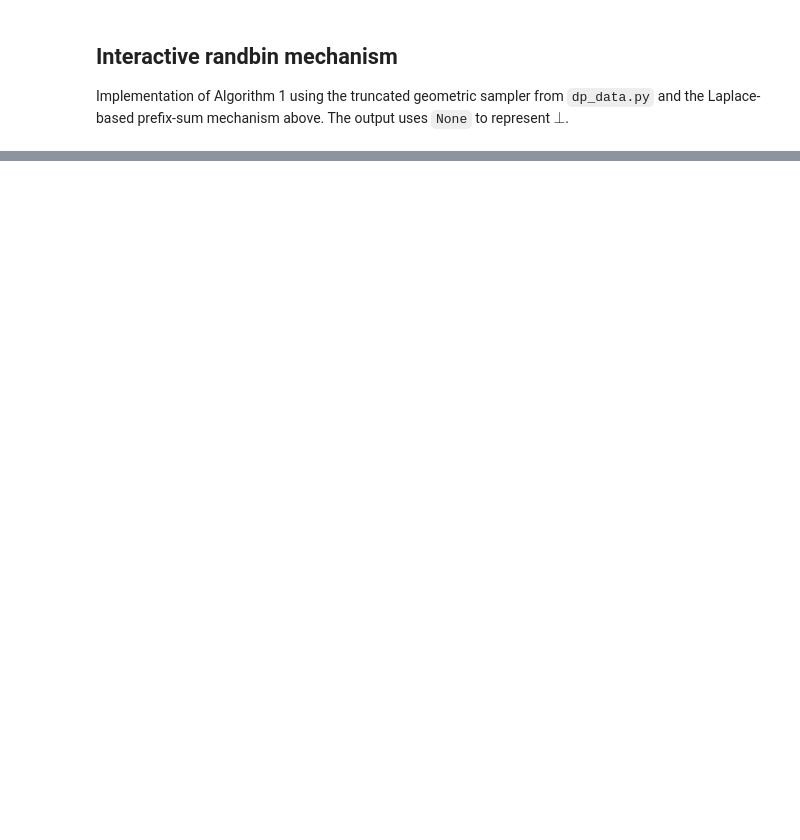
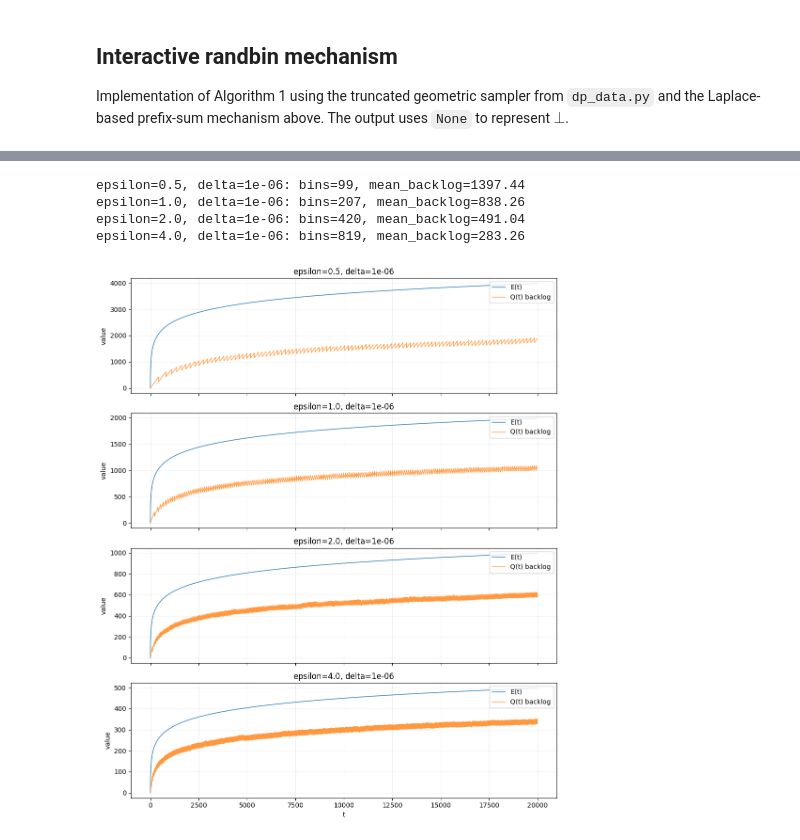
Before and after one commit to MengshiZ/ICML2026dp, a Jupyter notebook: delay_exp.ipynb, the cells around one changed output, grey strips where cells are left out. Saved outputs shown, nothing was run; the diff lists cells and outputs as text; code cells hidden in the pictures; blank space fills up the shorter version.

Commit message:
delay

```diff
--- a/delay_exp.ipynb
+++ b/delay_exp.ipynb
@@ -131,7 +137,7 @@ from collections import deque
 
 
 def _u_bound(epsilon, delta):
-    return math.log(2.0 / delta) / epsilon
+    return 2*math.log(2.0 / delta) / epsilon
 
 
 def _sample_C(epsilon1, delta1, U):
@@ -187,11 +193,13 @@ def interactive_randbin(epsilon, delta, stream):
     S.append(presum.add(c1))
 
     outputs = []
+    backlog = []
     for t, x in enumerate(stream, start=1):
         buf.append(x)
 
         if t < S[ind] + _E(ind, eps2, del2) + 2 * U:
             outputs.append(None)  # ⊥
+            backlog.append(len(buf))
             continue
 
         count = C[ind]
@@ -202,13 +210,14 @@ def interactive_randbin(epsilon, delta, stream):
             bin_items.append(buf.popleft())
 
         outputs.append(bin_items)
+        backlog.append(len(buf))
 
         ind += 1
         c_new = _sample_C(eps1, del1, U)
         C.append(c_new)
         S.append(presum.add(c_new))
 
-    return outputs
+    return outputs, backlog
 # %%
 # Test the interactive randbin mechanism
 import numpy as np
@@ -233,16 +248,6 @@ import numpy as np
 import matplotlib.pyplot as plt
 
 
-def _compute_Q(outputs):
-    q = np.zeros(len(outputs), dtype=int)
-    delay = 0
-    for i, o in enumerate(outputs):
-        if o is None:
-            delay += 1
-        else:
-            delay = 0
-        q[i] = delay
-    return q
 
 
 def _compute_E_curve(T, epsilon, delta):
@@ -251,43 +256,44 @@ def _compute_E_curve(T, epsilon, delta):
     return np.array([_E(t + 1, eps2, del2) for t in range(T)], dtype=float)
 
 
 # Configure experiments
 T = 20000
 stream = list(range(1, T + 1))
 params = [
     (0.5, 1e-6),
     (1.0, 1e-6),
     (2.0, 1e-6),
     (4.0, 1e-6),
 ]
 
 fig, axes = plt.subplots(len(params), 1, figsize=(10, 3 * len(params)), sharex=True)
 if len(params) == 1:
     axes = [axes]
 
 for ax, (eps, delt) in zip(axes, params):
-    outputs = interactive_randbin(eps, delt, stream)
-    Q = _compute_Q(outputs)
+    outputs, backlog = interactive_randbin(eps, delt, stream)
+    Q = np.asarray(backlog, dtype=float)
     E = _compute_E_curve(T, eps, delt)
 
     ax.plot(E, label='E(t)', color='tab:blue', linewidth=1)
-    ax.plot(Q, label='Q(t)', color='tab:orange', linewidth=1, alpha=0.8)
+    ax.plot(Q, label='Q(t) backlog', color='tab:orange', linewidth=1, alpha=0.8)
     ax.set_title(f'epsilon={eps}, delta={delt}')
     ax.set_ylabel('value')
     ax.legend(loc='upper right')
     ax.grid(True, alpha=0.2)
     # summary stats
     num_bins = sum(1 for o in outputs if o is not None)
-    delays = []
-    cur = 0
-    for o in outputs:
-        if o is None:
-            cur += 1
-        else:
-            delays.append(cur)
-            cur = 0
-    mean_delay = float(np.mean(delays)) if delays else float('nan')
-    print(f'epsilon={eps}, delta={delt}: bins={num_bins}, mean_delay={mean_delay:.2f}')
+    mean_backlog = float(np.mean(Q))
+    print(f'epsilon={eps}, delta={delt}: bins={num_bins}, mean_backlog={mean_backlog:.2f}')
+    # summary stats
+    num_bins = sum(1 for o in outputs if o is not None)
+
 
 axes[-1].set_xlabel('t')
 plt.tight_layout()
+# %% [output]
+epsilon=0.5, delta=1e-06: bins=99, mean_backlog=1397.44
+epsilon=1.0, delta=1e-06: bins=207, mean_backlog=838.26
+epsilon=2.0, delta=1e-06: bins=420, mean_backlog=491.04
+epsilon=4.0, delta=1e-06: bins=819, mean_backlog=283.26
+[figure, added]
```
Also changed, not shown: parts of 3 cells of this notebook.
